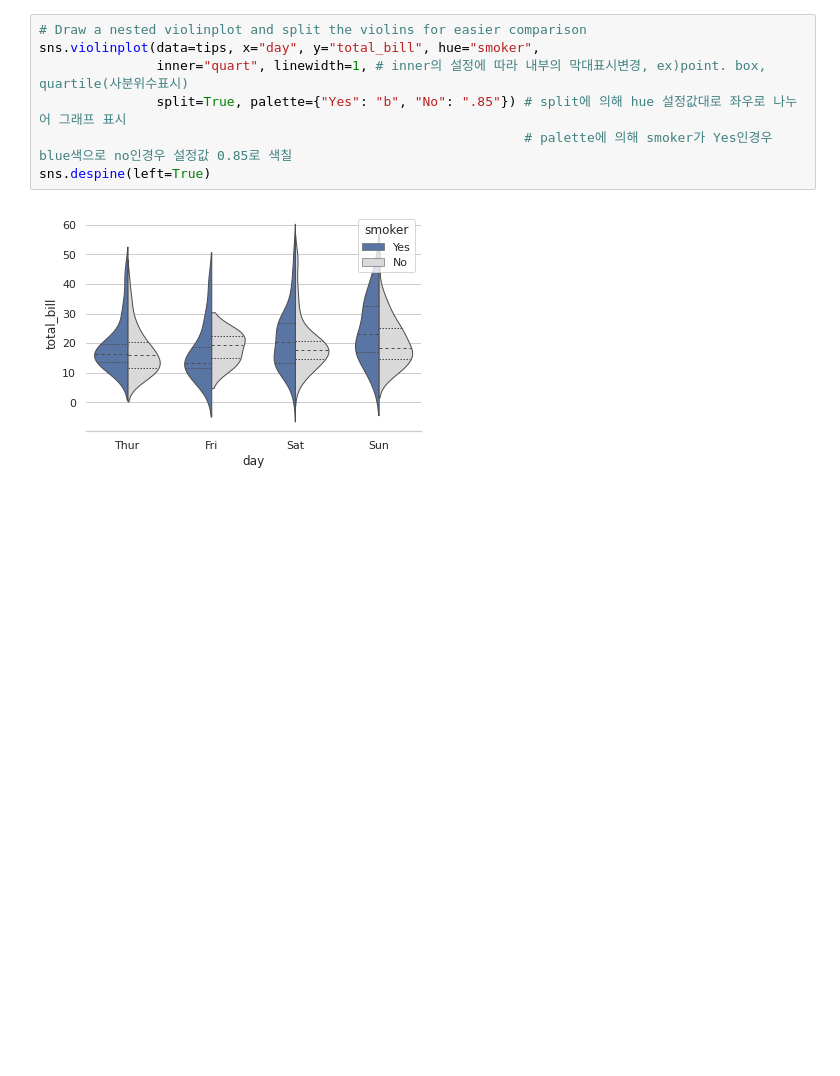
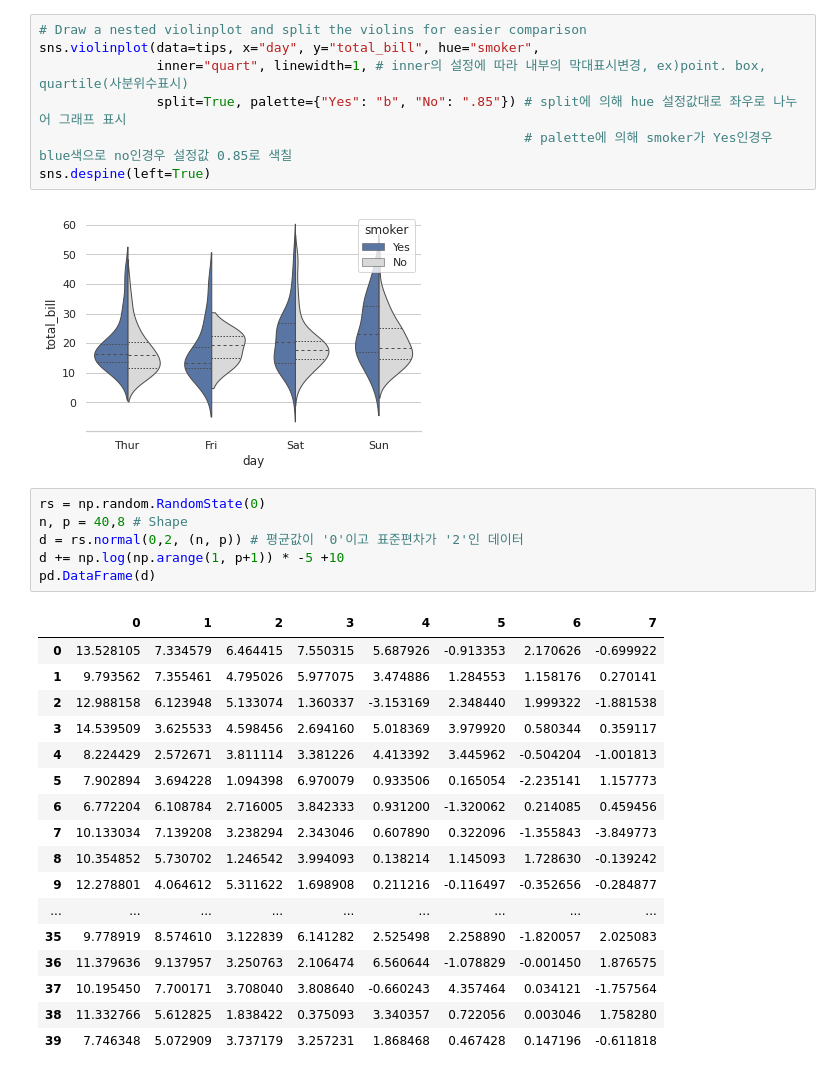
Before and after one commit to Jake0925/Seaborn, a Jupyter notebook: Seaborn_Violinplot.ipynb, the cells around one changed output. Drawn from its saved outputs; the diff is of its cells as text; blank space fills up the shorter version.

```diff
--- a/Seaborn_Violinplot.ipynb
+++ b/Seaborn_Violinplot.ipynb
@@ -79,3 +81,27 @@ sns.violinplot(data=tips, x="day", y="total_bill", hue="smoker",
 sns.despine(left=True)
 # %% [output]
 [figure]
+# %%
+rs = np.random.RandomState(0)
+n, p = 40,8 # Shape
+d = rs.normal(0,2, (n, p)) # 평균값이 '0'이고 표준편차가 '2'인 데이터
+d += np.log(np.arange(1, p+1)) * -5 +10
+pd.DataFrame(d)
+# %% [output]
+|  | 0 | 1 | 2 | 3 | 4 | 5 | 6 | 7 |
+| 0 | 13.528105 | 7.334579 | 6.464415 | 7.550315 | 5.687926 | -0.913353 | 2.170626 | -0.699922 |
+| 1 | 9.793562 | 7.355461 | 4.795026 | 5.977075 | 3.474886 | 1.284553 | 1.158176 | 0.270141 |
+| 2 | 12.988158 | 6.123948 | 5.133074 | 1.360337 | -3.153169 | 2.348440 | 1.999322 | -1.881538 |
+| 3 | 14.539509 | 3.625533 | 4.598456 | 2.694160 | 5.018369 | 3.979920 | 0.580344 | 0.359117 |
+| 4 | 8.224429 | 2.572671 | 3.811114 | 3.381226 | 4.413392 | 3.445962 | -0.504204 | -1.001813 |
+| 5 | 7.902894 | 3.694228 | 1.094398 | 6.970079 | 0.933506 | 0.165054 | -2.235141 | 1.157773 |
+| 6 | 6.772204 | 6.108784 | 2.716005 | 3.842333 | 0.931200 | -1.320062 | 0.214085 | 0.459456 |
+| 7 | 10.133034 | 7.139208 | 3.238294 | 2.343046 | 0.607890 | 0.322096 | -1.355843 | -3.849773 |
+| 8 | 10.354852 | 5.730702 | 1.246542 | 3.994093 | 0.138214 | 1.145093 | 1.728630 | -0.139242 |
+| 9 | 12.278801 | 4.064612 | 5.311622 | 1.698908 | 0.211216 | -0.116497 | -0.352656 | -0.284877 |
+| ... | ... | ... | ... | ... | ... | ... | ... | ... |
+| 35 | 9.778919 | 8.574610 | 3.122839 | 6.141282 | 2.525498 | 2.258890 | -1.820057 | 2.025083 |
+| 36 | 11.379636 | 9.137957 | 3.250763 | 2.106474 | 6.560644 | -1.078829 | -0.001450 | 1.876575 |
+| 37 | 10.195450 | 7.700171 | 3.708040 | 3.808640 | -0.660243 | 4.357464 | 0.034121 | -1.757564 |
+| 38 | 11.332766 | 5.612825 | 1.838422 | 0.375093 | 3.340357 | 0.722056 | 0.003046 | 1.758280 |
+| 39 | 7.746348 | 5.072909 | 3.737179 | 3.257231 | 1.868468 | 0.467428 | 0.147196 | -0.611818 |
```
Also changed, not shown: parts of 7 cells of this notebook.
